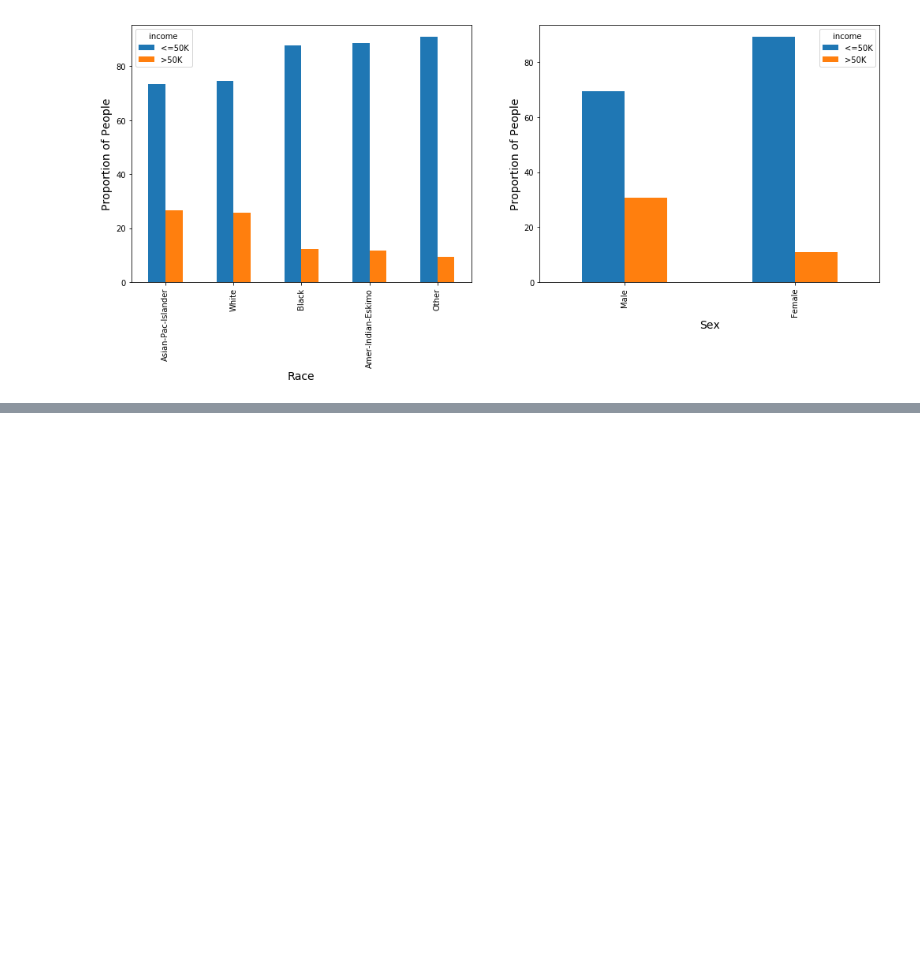
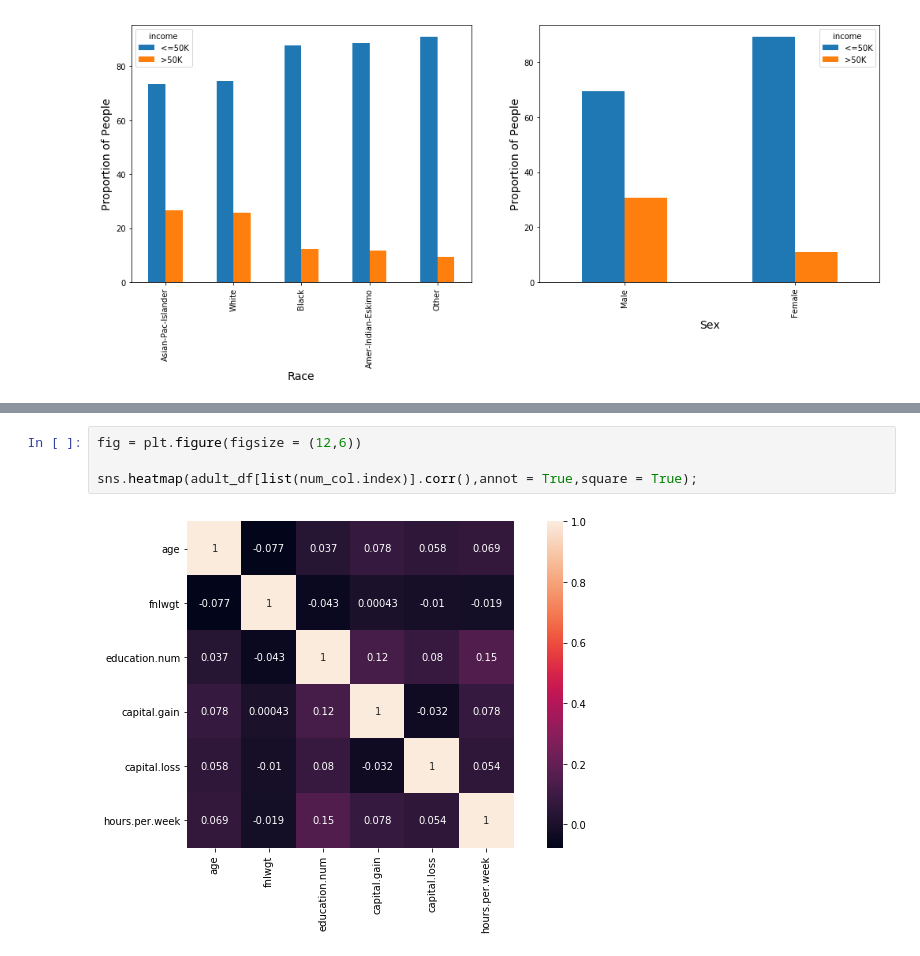
Before and after one commit to katreparitosh/Income-Predictor-Model, a Jupyter notebook: adultcensus1.ipynb, the cells around one changed output, grey strips where cells are left out. Drawn from its saved outputs; the diff is of its cells as text; blank space fills up the shorter version.

```diff
--- a/adultcensus1.ipynb
+++ b/adultcensus1.ipynb
@@ -347,0 +363,6 @@ plt.ylabel('Proportion of People',fontsize = 14);
+# %%
+fig = plt.figure(figsize = (12,6))
+
+sns.heatmap(adult_df[list(num_col.index)].corr(),annot = True,square = True);
+# %% [output]
+[figure, added]
```
Also changed, not shown: parts of 3 cells of this notebook.
